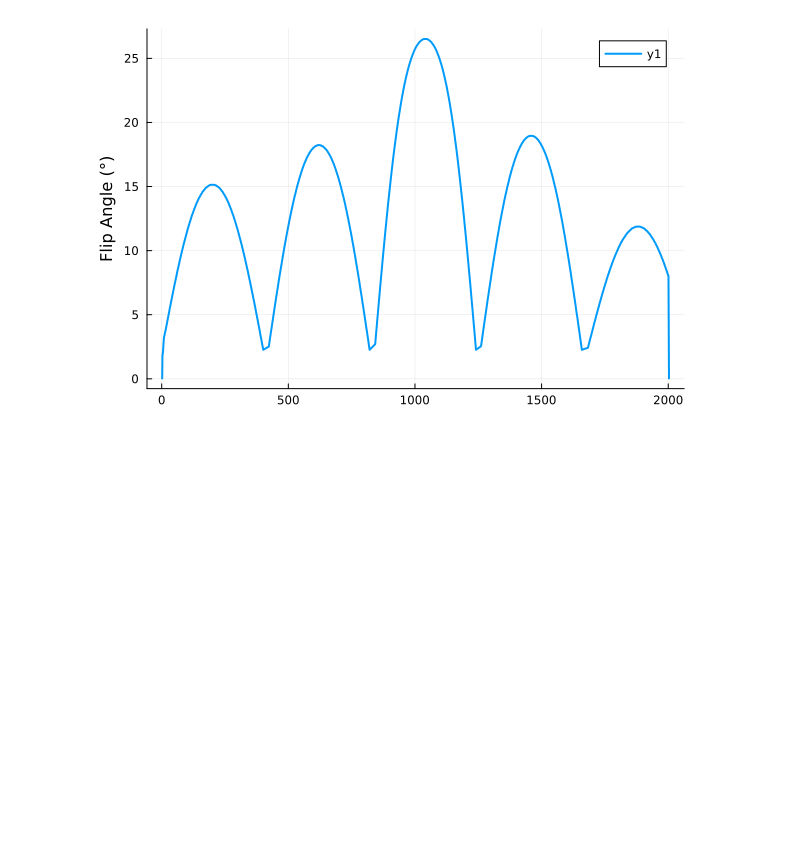
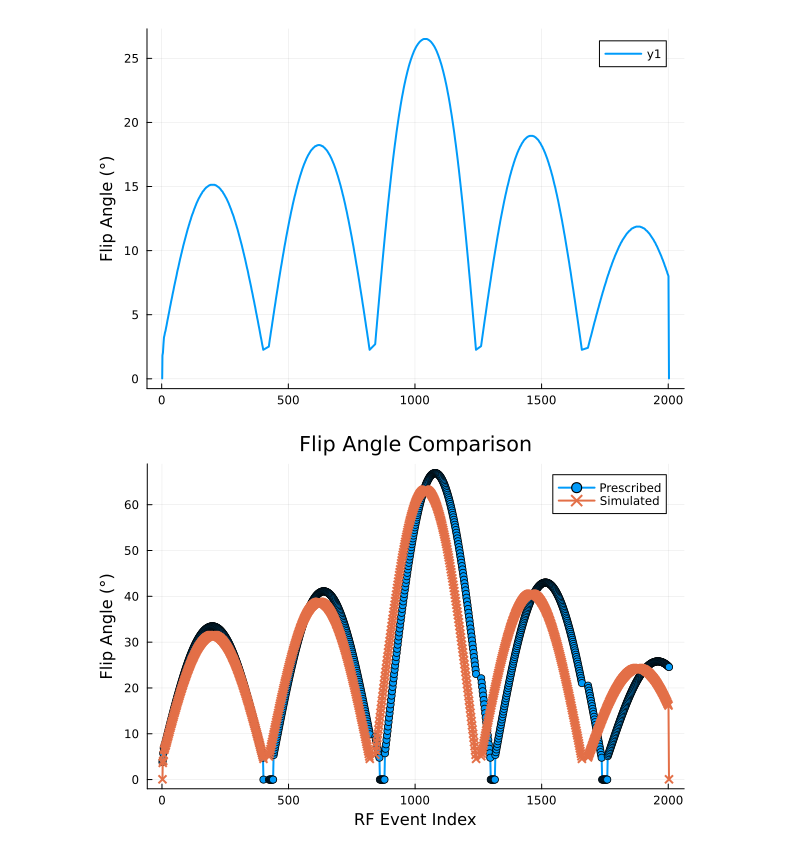
Before and after one commit to lucyarmitage/MScProject, a Jupyter notebook: Dictionary/flip_angle.ipynb, the cells around one changed output. Cells and saved outputs as stored; diff of their text form; code cells hidden in the pictures; blank space fills up the shorter version.

Commit message:
prescribed flip angles

```diff
--- a/Dictionary/flip_angle.ipynb
+++ b/Dictionary/flip_angle.ipynb
@@ -225,3 +335,24 @@ plot(rf_indices, fa_degrees,
     lw=2)
 # %% [output]
 [figure]
+# %%
+using MAT, Plots
+
+# Load prescribed flip angles (°) from .mat file
+matfile = matopen("FApattern.mat")
+prescribed_fas = vec(read(matfile, "FA"))
+close(matfile)
+
+# Assume you simulated the first N flip angles (in order)
+N = length(fa_degrees)
+
+# Plot: x-axis = rf_indices, y-axis = values
+plot(rf_indices, prescribed_fas[1:N],
+     label="Prescribed", marker=:circle, lw=2)
+plot!(rf_indices, fa_degrees,
+      label="Simulated", marker=:x, lw=2)
+xlabel!("RF Event Index")
+ylabel!("Flip Angle (°)")
+title!("Flip Angle Comparison")
+# %% [output]
+[figure, added]
```
Also changed, not shown: parts of 4 cells of this notebook.
